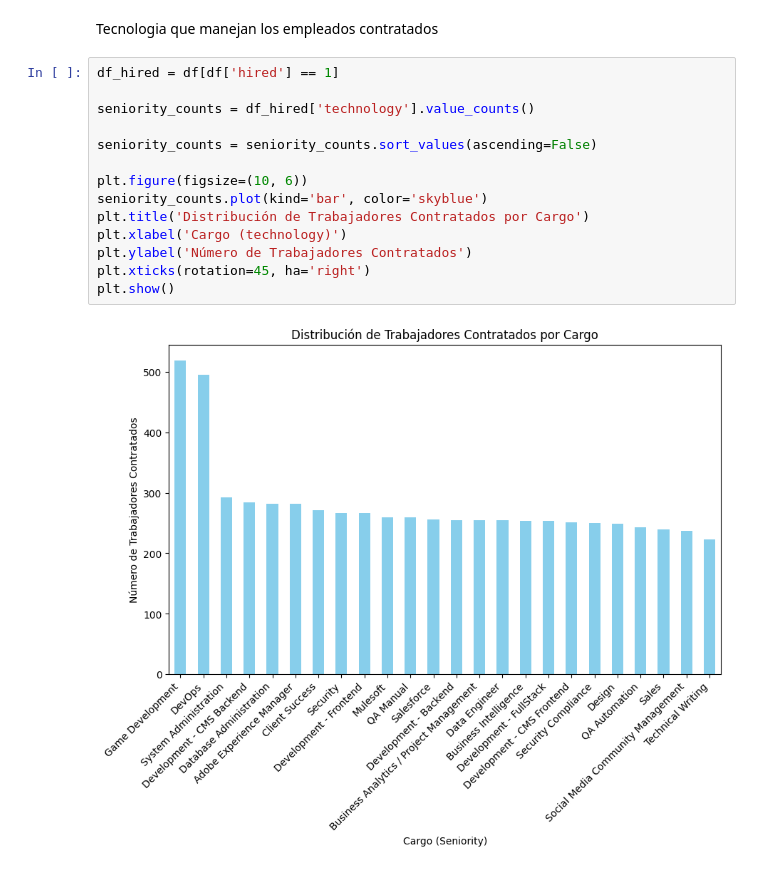
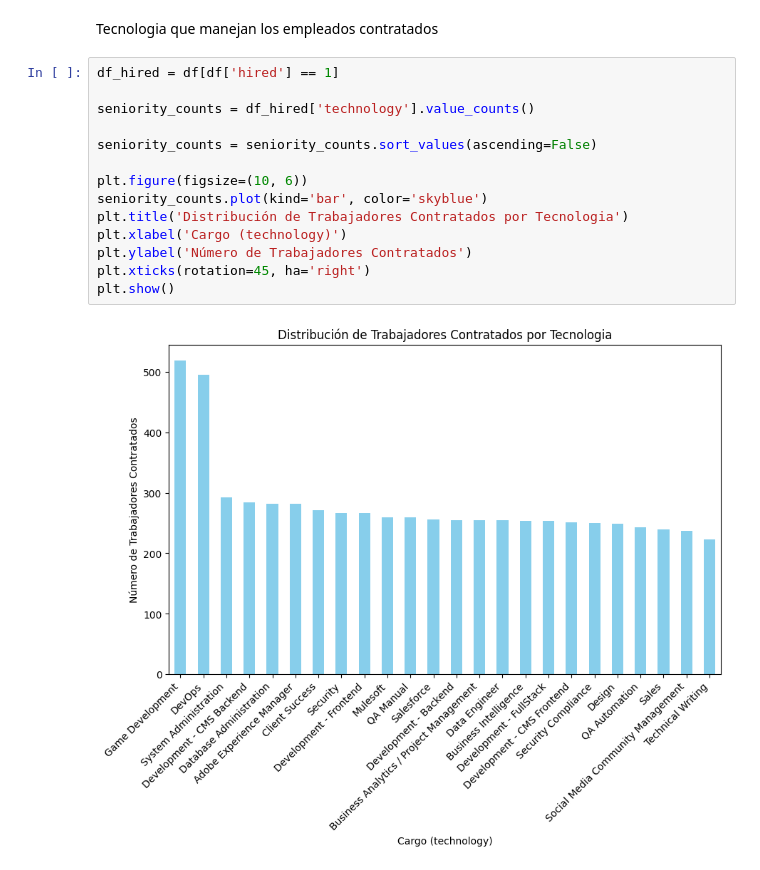
Before and after one commit to 2004santiago/WorkShop-ETL, a Jupyter notebook: EDA/cleaning_data.ipynb, the cells around one changed output. Cells and saved outputs as stored; diff of their text form.

```diff
--- a/EDA/cleaning_data.ipynb
+++ b/EDA/cleaning_data.ipynb
@@ -176,16 +176,16 @@ Tecnologia que manejan los empleados contratados
 # %%
 df_hired = df[df['hired'] == 1]
 
 seniority_counts = df_hired['technology'].value_counts()
 
 seniority_counts = seniority_counts.sort_values(ascending=False)
 
 plt.figure(figsize=(10, 6))
 seniority_counts.plot(kind='bar', color='skyblue')
-plt.title('Distribución de Trabajadores Contratados por Cargo')
+plt.title('Distribución de Trabajadores Contratados por Tecnologia')
 plt.xlabel('Cargo (technology)')
 plt.ylabel('Número de Trabajadores Contratados')
 plt.xticks(rotation=45, ha='right')
 plt.show()
 # %% [output]
-[figure, old version]
+[figure, new version]
```
